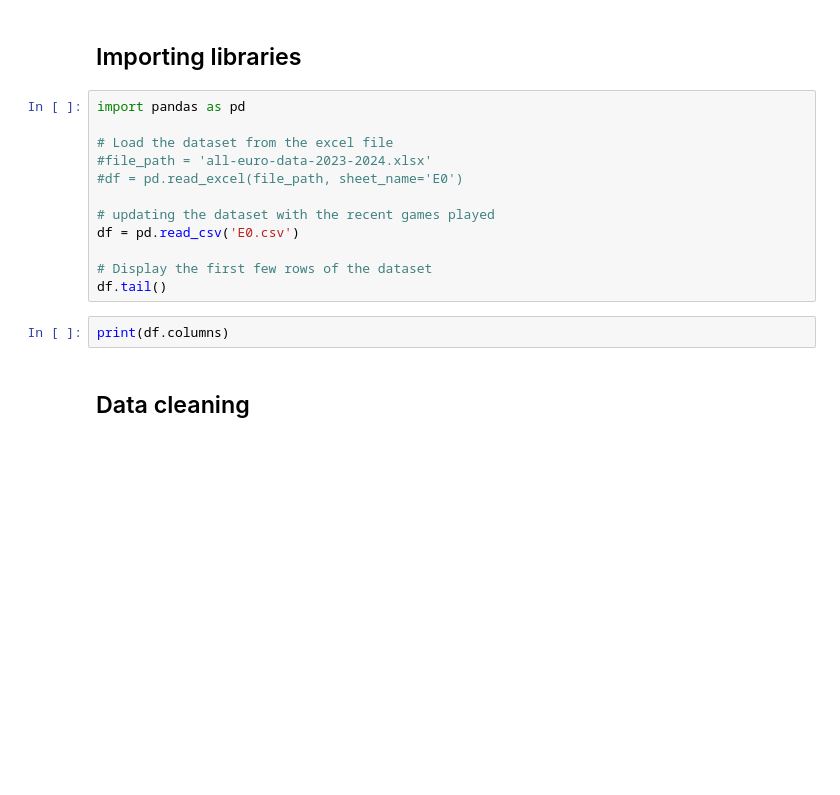
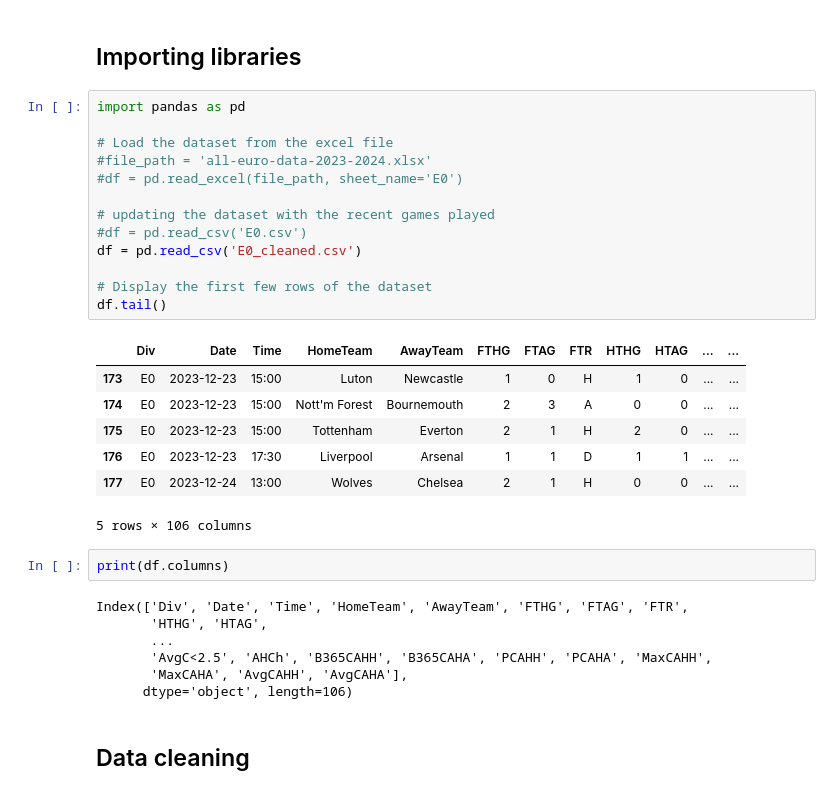
Before and after one commit to dagbolade/PL_prediction, a Jupyter notebook: epl/epl.ipynb, the cells around one changed output. Drawn from its saved outputs; the diff is of its cells as text; blank space fills up the shorter version.

```diff
--- a/epl/epl.ipynb
+++ b/epl/epl.ipynb
@@ -5,17 +5,33 @@
 # %%
 import pandas as pd
 
 # Load the dataset from the excel file
 #file_path = 'all-euro-data-2023-2024.xlsx'
 #df = pd.read_excel(file_path, sheet_name='E0')
 
 # updating the dataset with the recent games played
-df = pd.read_csv('E0.csv')
+#df = pd.read_csv('E0.csv')
+df = pd.read_csv('E0_cleaned.csv')
 
 # Display the first few rows of the dataset
 df.tail()
+# %% [output]
+|  | Div | Date | Time | HomeTeam | AwayTeam | FTHG | FTAG | FTR | HTHG | HTAG | ... | ... |
+| 173 | E0 | 2023-12-23 | 15:00 | Luton | Newcastle | 1 | 0 | H | 1 | 0 | ... | ... |
+| 174 | E0 | 2023-12-23 | 15:00 | Nott'm Forest | Bournemouth | 2 | 3 | A | 0 | 0 | ... | ... |
+| 175 | E0 | 2023-12-23 | 15:00 | Tottenham | Everton | 2 | 1 | H | 2 | 0 | ... | ... |
+| 176 | E0 | 2023-12-23 | 17:30 | Liverpool | Arsenal | 1 | 1 | D | 1 | 1 | ... | ... |
+| 177 | E0 | 2023-12-24 | 13:00 | Wolves | Chelsea | 2 | 1 | H | 0 | 0 | ... | ... |
+5 rows × 106 columns
 # %%
 print(df.columns)
+# %% [output]
+Index(['Div', 'Date', 'Time', 'HomeTeam', 'AwayTeam', 'FTHG', 'FTAG', 'FTR',
+       'HTHG', 'HTAG',
+       ...
+       'AvgC<2.5', 'AHCh', 'B365CAHH', 'B365CAHA', 'PCAHH', 'PCAHA', 'MaxCAHH',
+       'MaxCAHA', 'AvgCAHH', 'AvgCAHA'],
+      dtype='object', length=106)
 # %% [markdown]
 ## Data cleaning
 # %%
```
Also changed, not shown: parts of 25 cells of this notebook, 8 other files.
